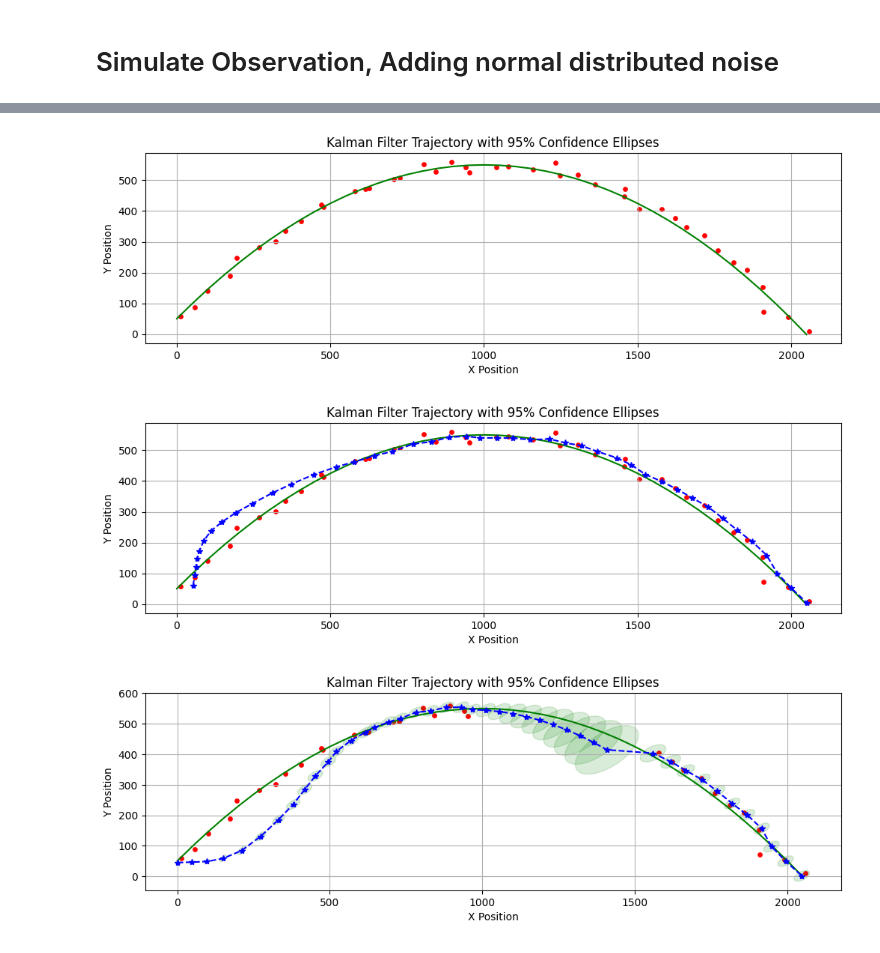
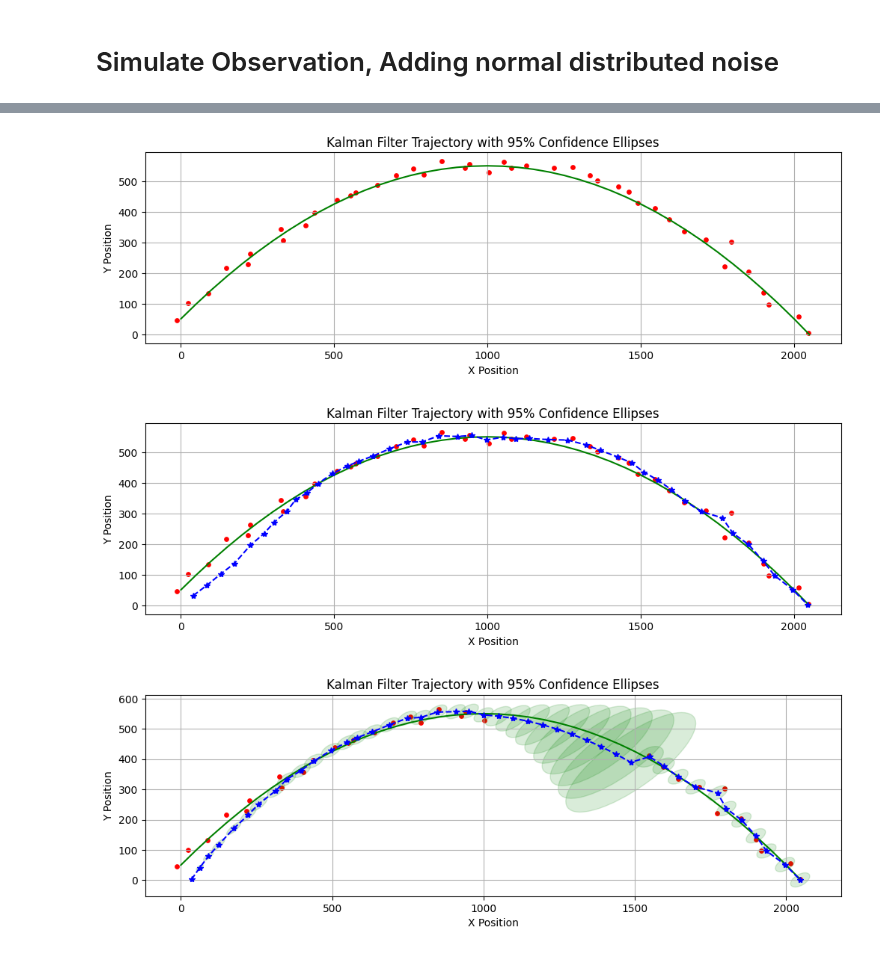
Before and after one commit to Horizon-42/particle_filter, a Jupyter notebook: kalman_filter.ipynb, the cells around one changed output, grey strips where cells are left out. Saved outputs shown, nothing was run; the diff lists cells and outputs as text; code cells hidden in the pictures.

```diff
--- a/kalman_filter.ipynb
+++ b/kalman_filter.ipynb
@@ -11,7 +11,7 @@ from scipy.stats.distributions import chi2
 from matplotlib.patches import Ellipse
 # %%
 # 绘制协方差2D椭圆
-def plot_covariance_ellipse(ax, mean, cov, confidence_level=0.95, color='black', alpha=0.2, label=None):
+def plot_covariance_ellipse(ax, mean, cov, confidence_level=1, color='black', alpha=0.2, label=None):
     """
     在给定轴上绘制一个2D协方差椭圆。
     参数:
@@ -157,7 +157,7 @@ for t in range(1, int(30*1/delta_t), 1):
         break
 plot_throwing(np.array(q_list), np.array(o_list))
 # %% [output]
-[figure, old version]
+[figure, new version]
 # %%
 class KalmanFilter:
     def __init__(self):
@@ -166,7 +166,7 @@ class KalmanFilter:
 
         self.action = action # constant for ball throwing
         # self.Q = build_cov([1000, 1000, 2000, 2000]) # constant for ball throwing
-        self.Q = random_cov(4,scale=2)
+        self.Q = random_cov(4,scale=5)
         self.R = R
         self.C = C
 
@@ -180,32 +180,32 @@ class KalmanFilter:
         sigma_ = A@self.sigma@A.T + self.Q
         if observe is None:
             self.mu = mu_
             self.sigma = sigma_
         else:
             # update
             # K = sigma_@self.C.T@np.linalg.inv(self.C@sigma_@self.C.T + self.R)
             K = np.linalg.solve((self.C@sigma_@self.C.T + self.R).T, (sigma_@self.C.T).T ).T
             self.mu = mu_ + K@(observe - self.C@mu_)
             self.sigma = (np.eye(4) - K@self.C)@sigma_
 
         self.q_preds.append(self.mu)
         self.sgm_preds.append(self.sigma)
 
 kf = KalmanFilter()
 
 for o in o_list:
     kf.update(o)
 
 plot_throwing(np.array(q_list), np.array(o_list), np.array(kf.q_preds))
 
 # o_list[0:5] = [np.ones(shape=(2,1),dtype=float)*100]*5
 o_num = len(o_list)
 o_list[o_num//2:o_num//2+10] = [None]*10
 
 kf1 = KalmanFilter()
 for o in o_list:
     kf1.update(o)
 plot_throwing(np.array(q_list), np.array([o for o in o_list if o is not None]), np.array(kf1.q_preds), np.array(kf1.sgm_preds))
 # %% [output]
-[figure, old version]
+[figure, new version]
-[figure, old version]
+[figure, new version]
```
Also changed, not shown: parts of 1 cell of this notebook.
